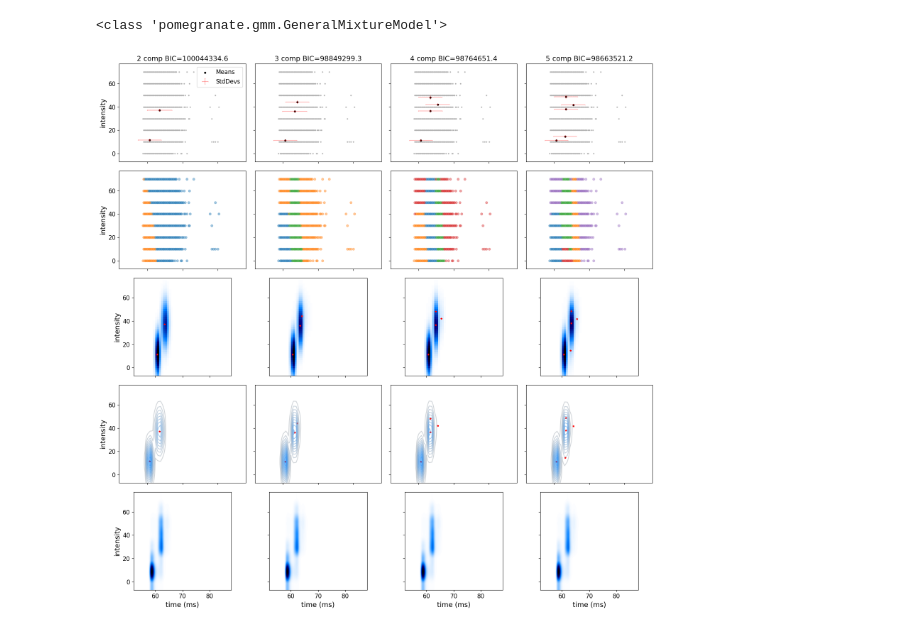
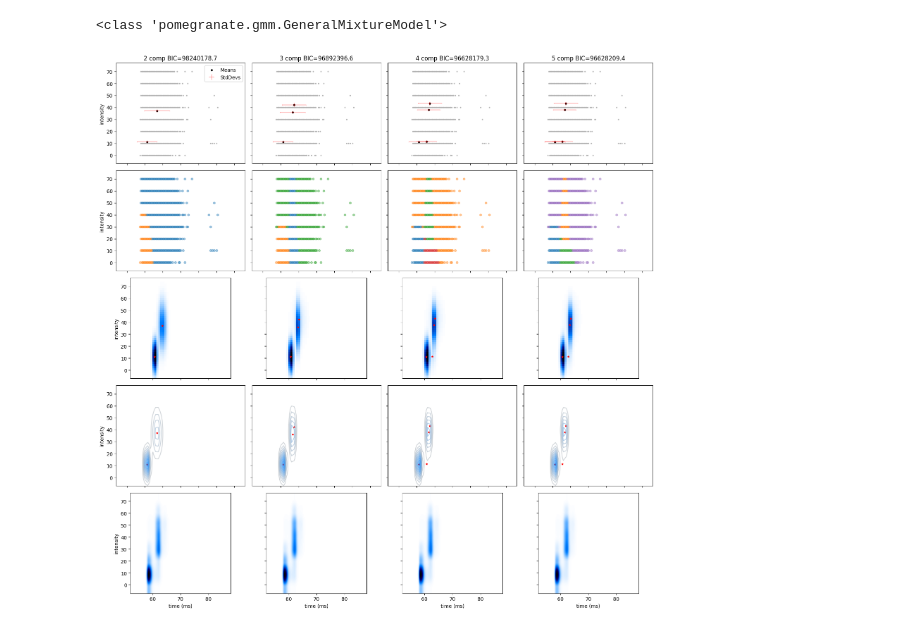
Before and after one commit to tempeparsons/cIMMS, a Jupyter notebook: HarrietPomengranate.ipynb, the cells around one changed output. Drawn from its saved outputs; the diff is of its cells as text; code cells hidden in the pictures.

Commit message:
last figures legends

```diff
--- a/HarrietPomengranate.ipynb
+++ b/HarrietPomengranate.ipynb
@@ -67,18 +64,6 @@ from pomegranate import GeneralMixtureModel, MultivariateGaussianDistribution, I
 import numpy as np
 from matplotlib import pyplot as plt
 from matplotlib.colors import LinearSegmentedColormap
-
-SMALL_SIZE = 12
-MEDIUM_SIZE = 14
-BIGGER_SIZE = 16
-
-plt.rc('font', size=MEDIUM_SIZE)          # controls default text sizes
-plt.rc('axes', titlesize=MEDIUM_SIZE)     # fontsize of the axes title
-plt.rc('axes', labelsize=MEDIUM_SIZE)    # fontsize of the x and y labels
-plt.rc('xtick', labelsize=SMALL_SIZE)    # fontsize of the tick labels
-plt.rc('ytick', labelsize=SMALL_SIZE)    # fontsize of the tick labels
-plt.rc('legend', fontsize=SMALL_SIZE)    # legend fontsize
-plt.rc('figure', titlesize=BIGGER_SIZE)  # fontsize of the figure title
 
 #from sklearn.mixture import GaussianMixture
 #from pomegranate import GeneralMixtureModel, MultivariateGaussianDistribution, IndependentComponentsDistribution, NormalDistribution
@@ -105,11 +90,11 @@ best_gmm = None
 
 class MinStdNormalDistributionX(NormalDistribution):
     def __init__(self, *args, **kw):
-        kw['min_std'] = 0.6
+        kw['min_std'] = 0.5
         NormalDistribution.__init__(self, *args, **kw)
 class MinStdNormalDistributionY(NormalDistribution):
     def __init__(self, *args, **kw):
-        kw['min_std'] = 11
+        kw['min_std'] = 8
         NormalDistribution.__init__(self, *args, **kw)
 
 for i, n_comp in enumerate(test_n_components):
@@ -117,16 +102,15 @@ for i, n_comp in enumerate(test_n_components):
     ax1.set_xlim(x_range)
     ax1.set_ylim(y_range)
 
-  # Like covariance_type='full'
-    #gmm = GeneralMixtureModel.from_samples(MultivariateGaussianDistribution,
-                                        # n_comp, grid_data, hist_weights, n_init=1)
+   #Like covariance_type='full'
+    #gmm = GeneralMixtureModel.from_samples(MultivariateGaussianDistribution,n_comp,  Coord_tup_arr, Int_arr, n_init=1)
    ##Like covariance_type='diag'
     gmm = GeneralMixtureModel.from_samples([MinStdNormalDistributionX, MinStdNormalDistributionY],
                                          n_comp, Coord_tup_arr, Int_arr, n_init = 5, max_kmeans_iterations = 30)
 
   # Degrees of freedom per Gaussian component: 2 (cov xx, yy[as diag]) + 2 (mean x, y) + 1 (weight)
   # all -1 due to sum weights == 1.0
-    df = (5 * n_comp) - 1
+    df = (5 * n_comp) - 1 #df = (5 * n_comp) - 1
     lp = (gmm.log_probability(Coord_tup_arr) * Int_arr).sum() #sum, as in log space, normally porbs would multiply.
     bic = float(df * np.log(len(Coord_tup_arr)) - 2.0 * lp) # For evaluating best n_comp
 
@@ -149,10 +133,10 @@ for i, n_comp in enumerate(test_n_components):
     x_vals_std = np.sqrt(x_vals_var)
     y_vals_std = np.sqrt(y_vals_var)
 
+
     ax1.scatter(ArrT_arr, Volt_arr, s=3, alpha=1.0, c='#B0B0B0')
-    #plot voltages and arrtimes instead. alpha redundant. do changing sizes mayeb where more intense. s = array or list based on int.
-    ax1.errorbar(x_vals_mean, y_vals_mean, x_vals_std, y_vals_std, fmt='none',
-               color='red',alpha=0.3,  label='StdDevs', capsize=0.5)
+   # #plot voltages and arrtimes instead. alpha redundant. do changing sizes mayeb where more intense. s = array or list based on int.
+    ax1.errorbar(x_vals_mean, y_vals_mean, x_vals_std, y_vals_std, fmt='none',color='red',alpha=0.3,  label='StdDevs', capsize=0.5)
 
     ax1.scatter(x_vals_mean, y_vals_mean, s=10, c='black', marker='o', label='Means')
 
@@ -196,31 +180,31 @@ for i, n_comp in enumerate(test_n_components):
     ax3.scatter(x_vals_mean, y_vals_mean, s=10, c='red', marker='*', label='Means')
 
 
     ax4 = axarr[3,i]
     ax4.contour(x_grid, y_grid, density_2d, levels=n_contours, alpha=0.5, cmap=contour_colormap)
     ax4.scatter(x_vals_mean, y_vals_mean, s=10, c='red', marker='*', label='Means')
 
     ax5 = axarr[4,i]
     ax5.imshow(input_density, cmap=density_colormap, origin='lower', extent=x_range + y_range, aspect=aspect)
   # Equalise scale to input
     #density_2d *= input_density.sum()/density_2d.sum()
 
     #diff = input_density - density_2d
     #maxd = 40 # Set by inspection; same scale for all plots
     #rms = np.sqrt(np.mean(diff*diff))
 
     #ax5.set_title(f'Residual RMS = {rms:.3}')
     #ax5.set_xlim(x_range)
     #ax5.set_ylim(y_range)
     #ax5.imshow(diff, cmap='coolwarm', vmin=-maxd, vmax=maxd, origin='lower', extent=x_range + y_range)
 
 
 for ax in axarr.flat:
     ax.set(xlabel='time (ms)', ylabel='intensity')
     #ax.set_ylim(0,80)
 for ax in axarr.flat:
     ax.label_outer()
 
 plt.tight_layout()
 # %% [output]
-[figure, old version]
+[figure, new version]
```
Also changed, not shown: parts of 1 cell of this notebook, 4 other files.
